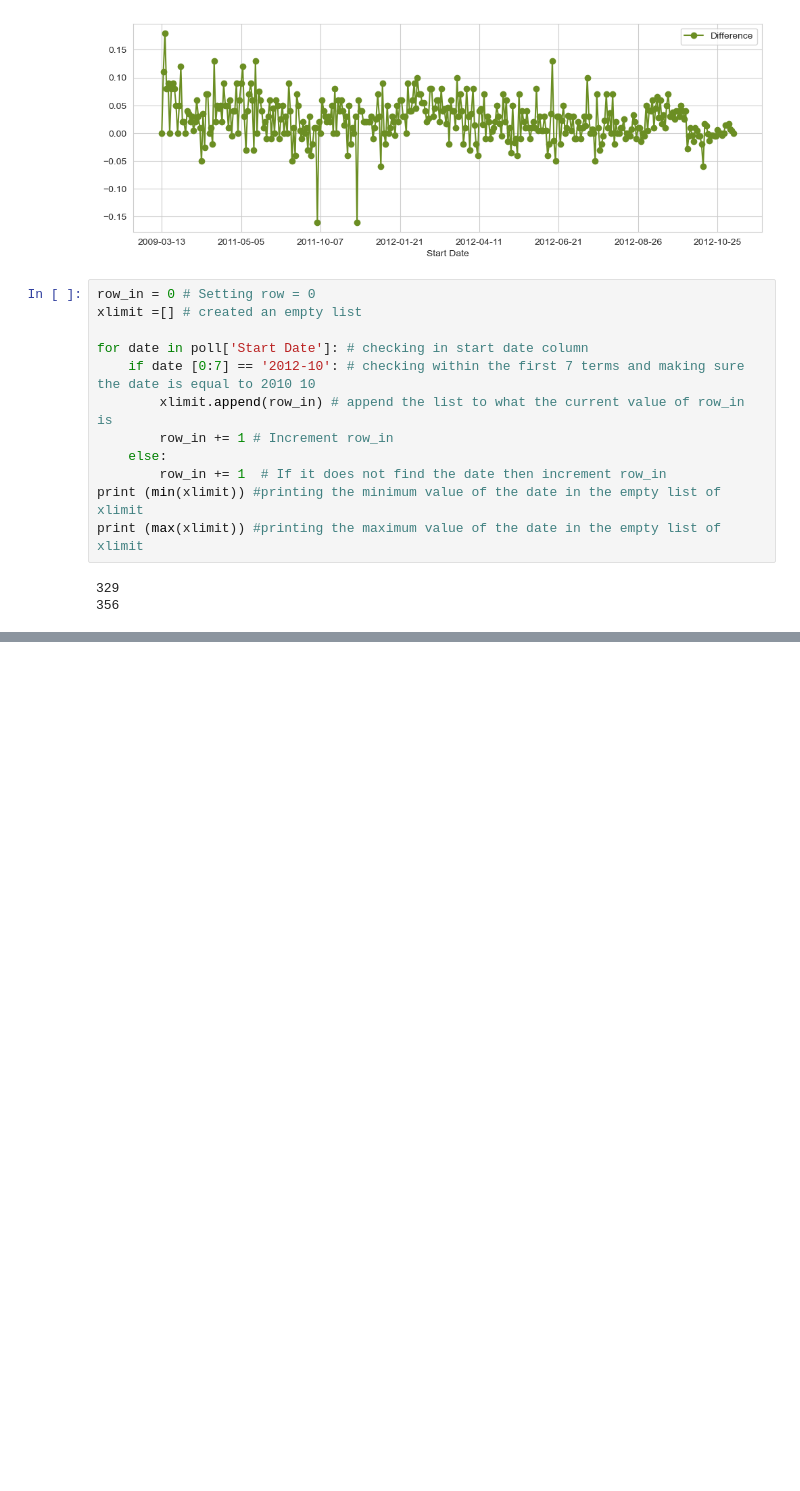
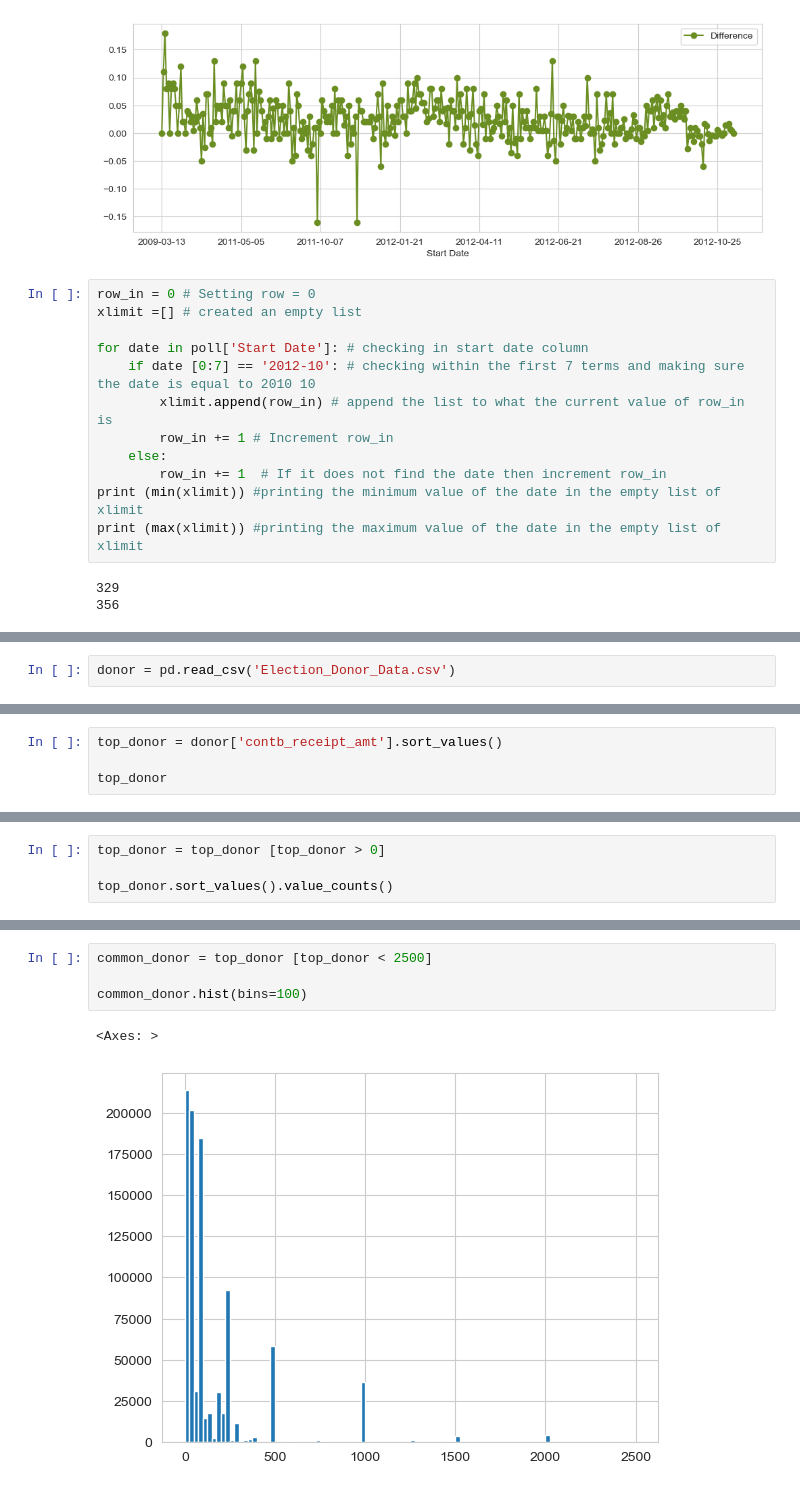
Before and after one commit to MohammedUsman-hub/Election-Analysis, a Jupyter notebook: ElectionAnalysis.ipynb, the cells around one changed output, grey strips where cells are left out. Saved outputs shown, nothing was run; the diff lists cells and outputs as text; blank space fills up the shorter version.

Commit message:
Looking at the top donor

```diff
--- a/ElectionAnalysis.ipynb
+++ b/ElectionAnalysis.ipynb
@@ -210,0 +212,2 @@ SyntaxError: invalid syntax (127531412.py, line 4)
+# %%
+donor = pd.read_csv('Election_Donor_Data.csv')
@@ -210,0 +267,4 @@ SyntaxError: invalid syntax (127531412.py, line 4)
+# %%
+top_donor = donor['contb_receipt_amt'].sort_values()
+
+top_donor
@@ -210,0 +284,4 @@ SyntaxError: invalid syntax (127531412.py, line 4)
+# %%
+top_donor = top_donor [top_donor > 0]
+
+top_donor.sort_values().value_counts()
@@ -210,0 +302,7 @@ SyntaxError: invalid syntax (127531412.py, line 4)
+# %%
+common_donor = top_donor [top_donor < 2500]
+
+common_donor.hist(bins=100)
+# %% [output]
+<Axes: >
+[figure, added]
```
Also changed, not shown: parts of 7 cells of this notebook.
